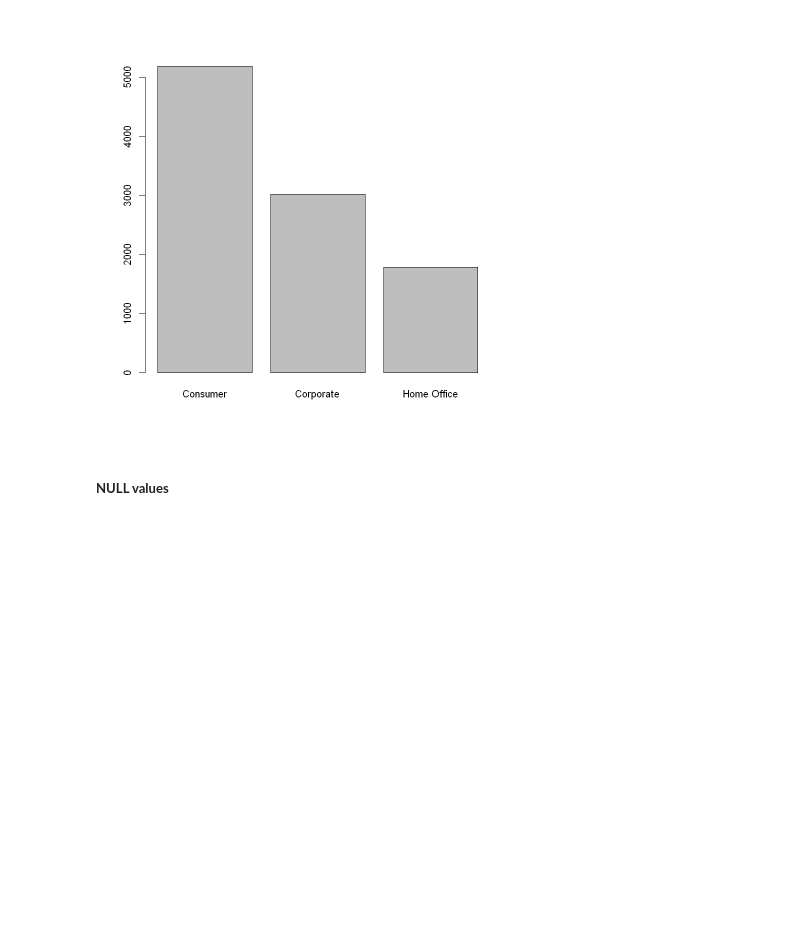
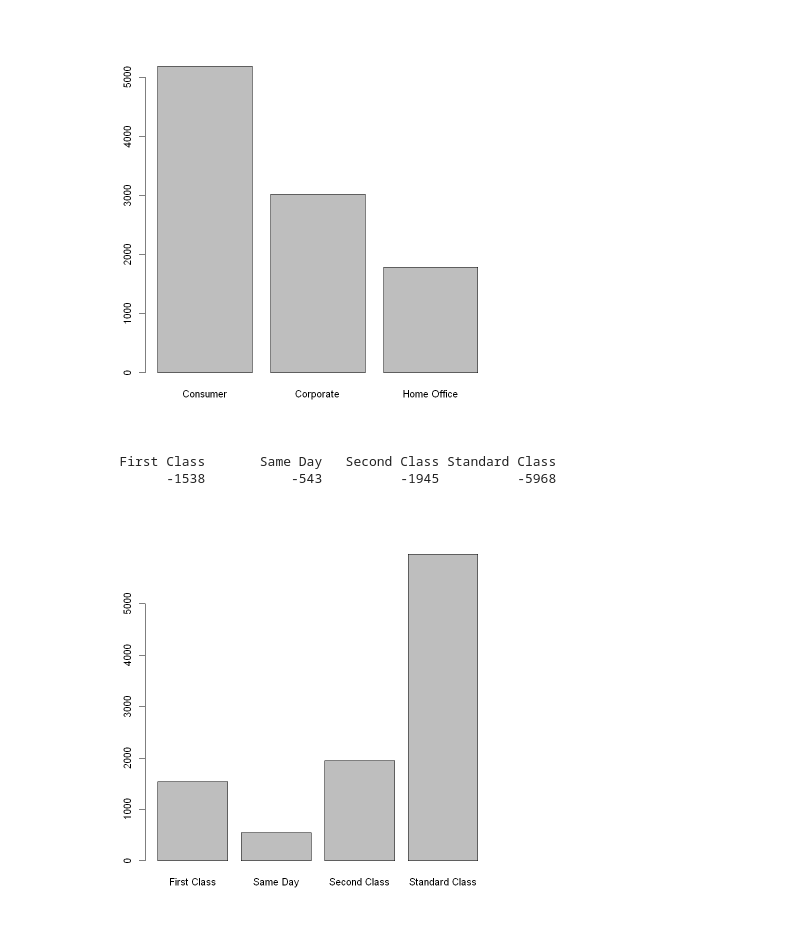
Before and after one commit to ayan27999/codeone, a Jupyter notebook: R_dataAnalysis.ipynb, the cells around one changed output. Saved outputs shown, nothing was run; the diff lists cells and outputs as text; code cells hidden in the pictures; blank space fills up the shorter version.

```diff
--- a/R_dataAnalysis.ipynb
+++ b/R_dataAnalysis.ipynb
@@ -104,5 +197,14 @@ View(sort(table(x$segment),decreasing = TRUE))
 barplot(sort(table(x$segment),decreasing = TRUE))
 # %% [output]
 [figure]
-# %% [markdown]
-##### **NULL values**
+# %%
+# let see the ship_mode matrix
+desc(table(x$ship_mode))
+# %% [output]
+   First Class       Same Day   Second Class Standard Class
+         -1538           -543          -1945          -5968
+# %%
+# let observe by grap of ship mode
+barplot(table(x$ship_mode))
+# %% [output]
+[figure, added]
```
Also changed, not shown: parts of 17 cells of this notebook.
